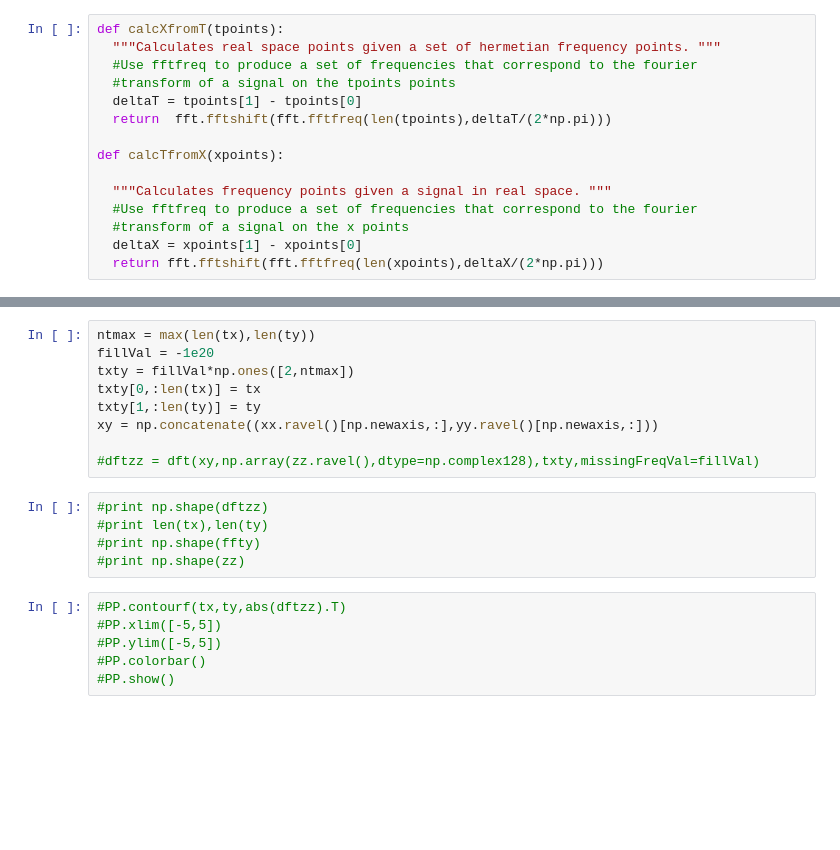
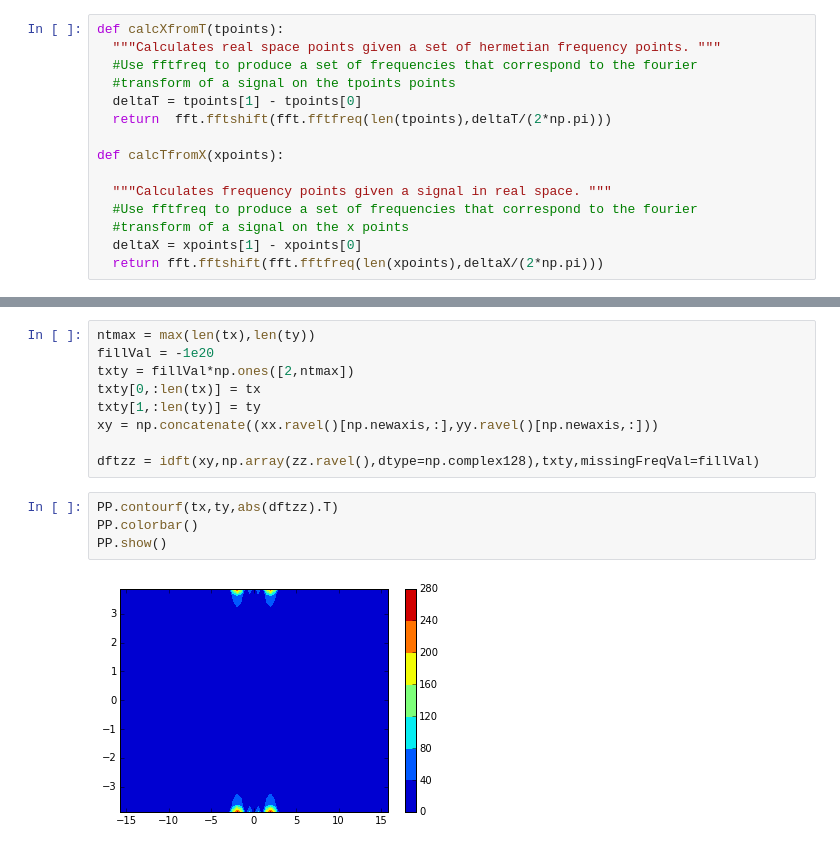
Before and after one commit to LBL-EESA/fastkde, a Jupyter notebook: DFT testing.ipynb, the cells around one changed output, grey strips where cells are left out. Saved outputs shown, nothing was run; the diff lists cells and outputs as text; blank space fills up the shorter version.

```diff
--- a/DFT testing.ipynb
+++ b/DFT testing.ipynb
@@ -54,18 +58,13 @@ txty[0,:len(tx)] = tx
 txty[1,:len(ty)] = ty
 xy = np.concatenate((xx.ravel()[np.newaxis,:],yy.ravel()[np.newaxis,:]))
 
-#dftzz = dft(xy,np.array(zz.ravel(),dtype=np.complex128),txty,missingFreqVal=fillVal)
+dftzz = idft(xy,np.array(zz.ravel(),dtype=np.complex128),txty,missingFreqVal=fillVal)
-# %%
-#print np.shape(dftzz)
-#print len(tx),len(ty)
-#print np.shape(ffty)
-#print np.shape(zz)
 # %%
-#PP.contourf(tx,ty,abs(dftzz).T)
-#PP.xlim([-5,5])
-#PP.ylim([-5,5])
-#PP.colorbar()
-#PP.show()
+PP.contourf(tx,ty,abs(dftzz).T)
+PP.colorbar()
+PP.show()
+# %% [output]
+[figure, added]
 # %%
 nufftzz = nuFFT(xy,np.array(zz.ravel(),dtype=np.complex128),txty,missingFreqVal=fillVal,beVerbose=1)
 # %% [output]
```
Also changed, not shown: parts of 8 cells of this notebook, 1 other file.
